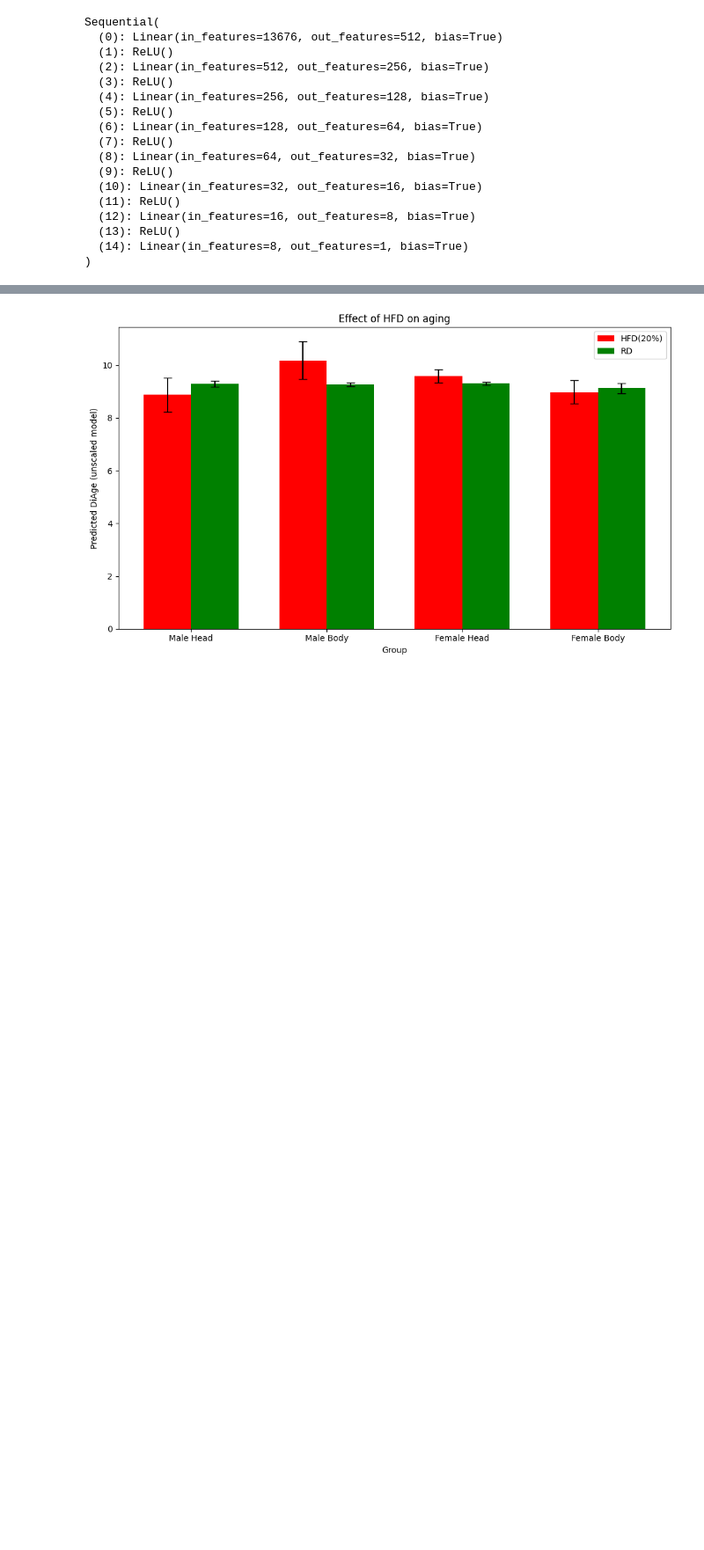
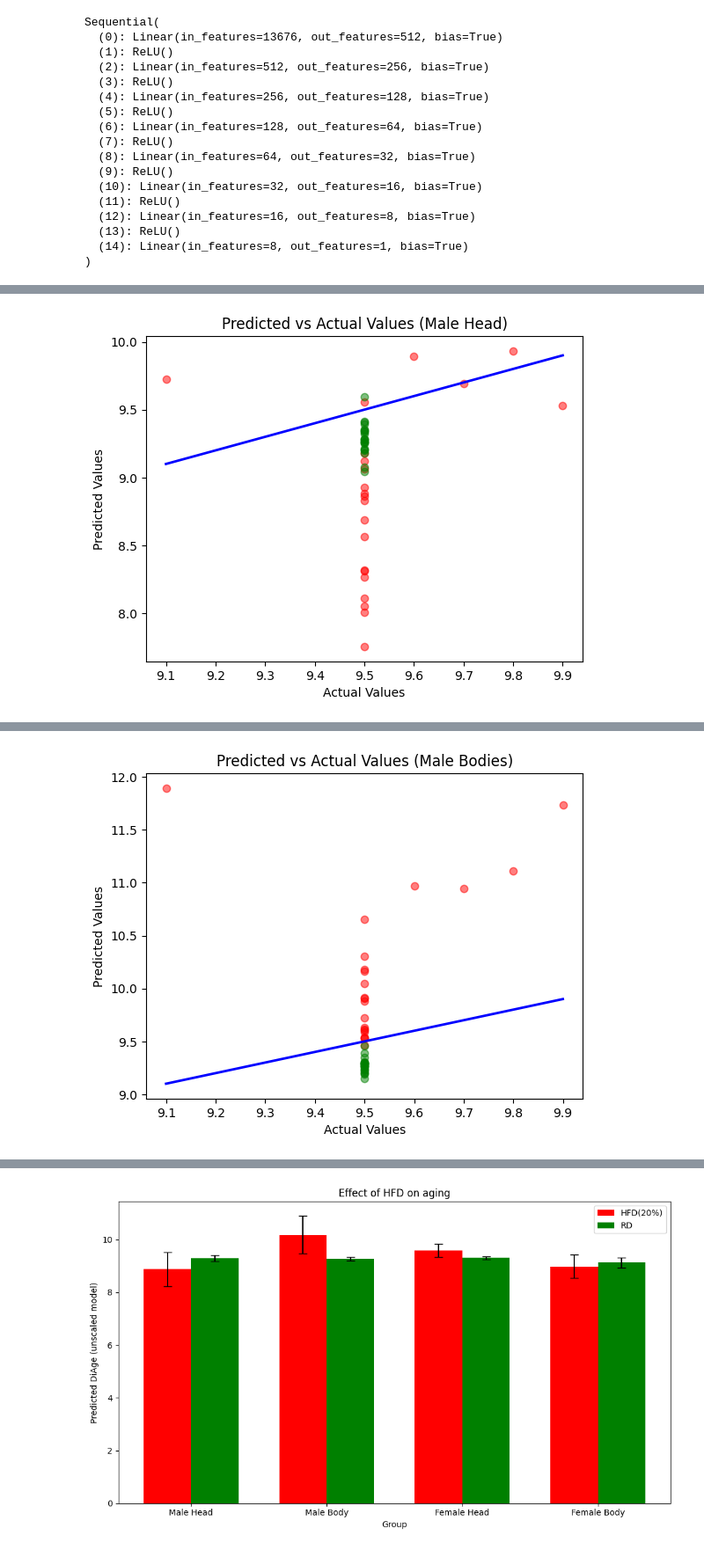
Before and after one commit to leizhou69/DiAGE, a Jupyter notebook: nn/test_hi_fat.ipynb, the cells around one changed output, grey strips where cells are left out. Shown at 88% size. Cells and saved outputs as stored; diff of their text form; code cells hidden in the pictures; blank space fills up the shorter version.

```diff
--- a/nn/test_hi_fat.ipynb
+++ b/nn/test_hi_fat.ipynb
@@ -189,7 +189,7 @@ def create_DataLoader(df, sex_col, tissue_col, diet, batch_size, scaler):
     return dataloader
 # %%
 batch_size = 32
-scaler = 'minMax'
+scaler = 'standard'
 
 #(Male/Female)(Heads/Bodies)(Fat/Normal)
 MHF_valid_loader = create_DataLoader(df, 'Sex_Male', 'Tissue_Heads', 'HfatDiet', batch_size, scaler)
@@ -368,0 +319,9 @@ RMSE Loss: 0.4202242982063649
+# %%
+# test with valid data and plot
+df_predictions = pd.DataFrame(columns=['index', 'Sex', 'Tissue' 'Notes', 'Age', 'Predicted_Age'])
+
+df_predictions = plot_difference(MHF_valid_loader, MHN_valid_loader, df_predictions, 'Male', 'Head')
+df_predictions = plot_difference(MBF_valid_loader, MBN_valid_loader, df_predictions, 'Male', 'Bodies')
+df_predictions = plot_difference(FHF_valid_loader, FHN_valid_loader, df_predictions, 'Female', 'Head')
+df_predictions = plot_difference(FBF_valid_loader, FBN_valid_loader, df_predictions, 'Female', 'Bodies')
+# %% [output]
@@ -368,0 +330 @@ RMSE Loss: 0.4202242982063649
+[figure, added]
@@ -368,0 +333 @@ RMSE Loss: 0.4202242982063649
+[figure, added]
```
Also changed, not shown: parts of 8 cells of this notebook, 10 other files.
